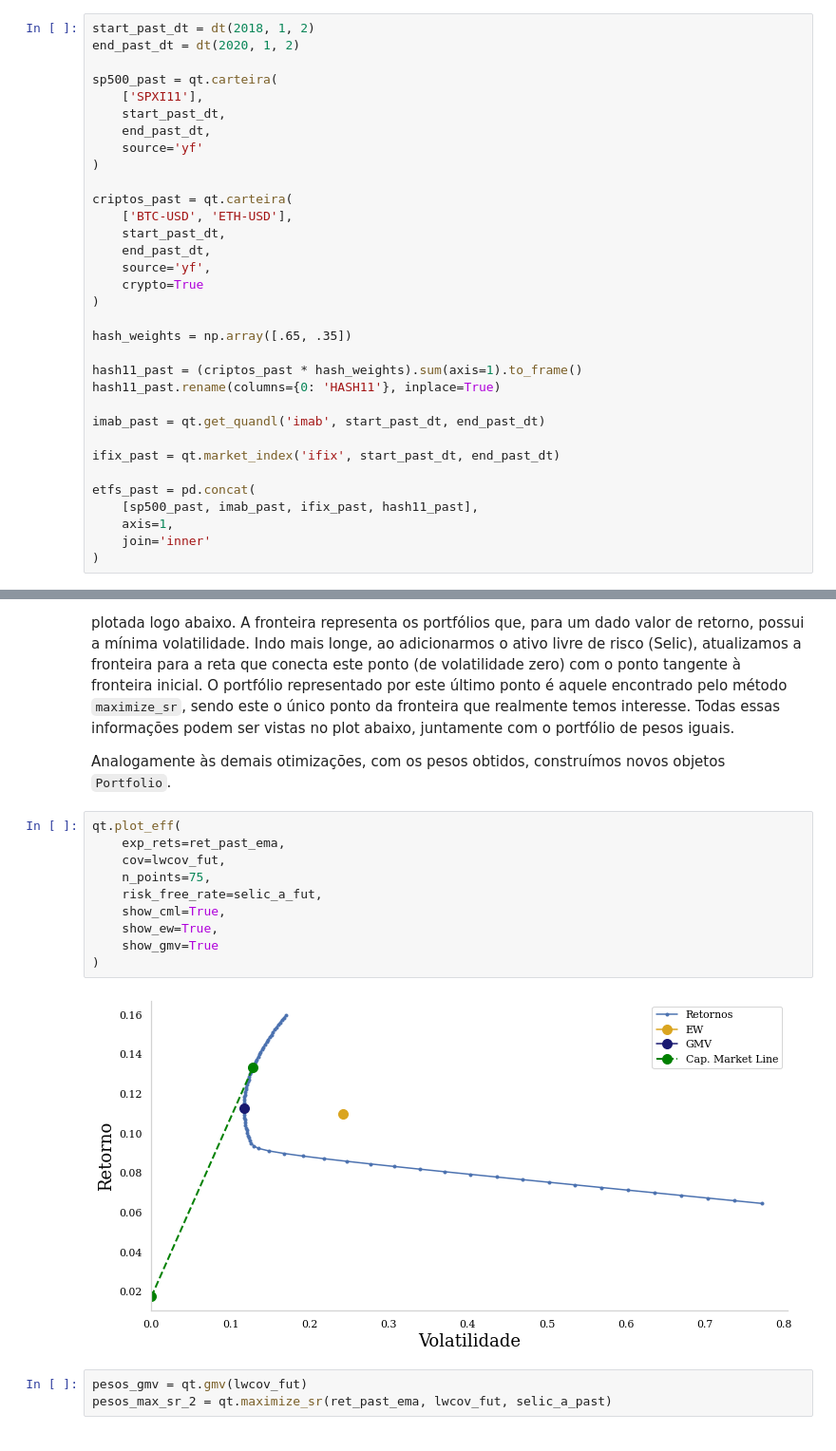
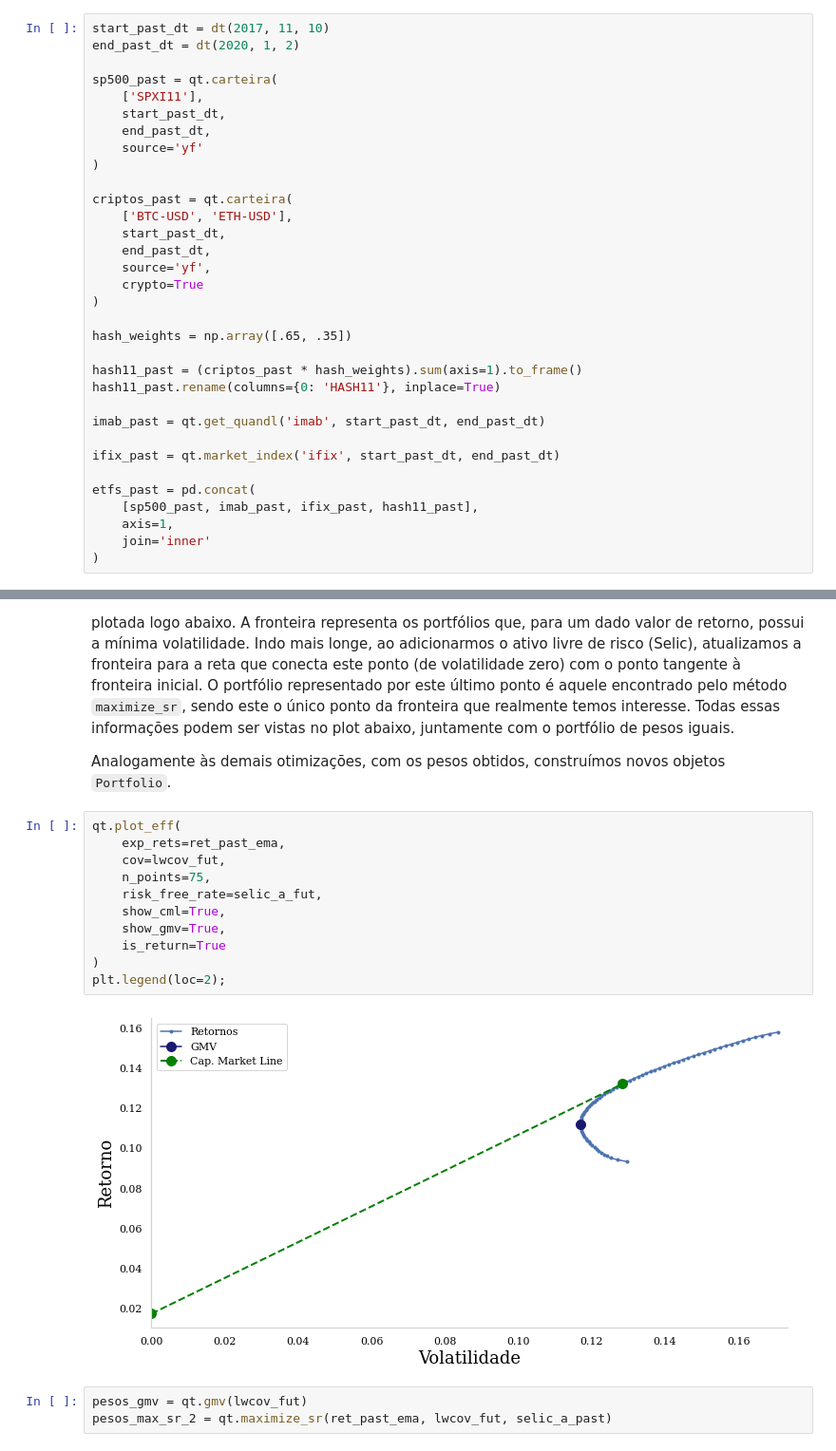
Before and after one commit to savimf/main_portfolio, a Jupyter notebook: ETFs/analise_etfs.ipynb, the cells around one changed output, grey strips where cells are left out. Shown at 95% size. Cells and saved outputs as stored; diff of their text form.

```diff
--- a/ETFs/analise_etfs.ipynb
+++ b/ETFs/analise_etfs.ipynb
@@ -31,6 +31,6 @@ Iniciaremos a coleta com os dados referentes ao período 02/01/2018 - 02/01/2020
 - para simularmos o ETF do IFIX consideraremos o próprio índice, retirado do [investing.com](https://www.investing.com/indices/bm-fbovespa-real-estate-ifix).
 # %%
-start_past_dt = dt(2018, 1, 2)
+start_past_dt = dt(2017, 11, 10)
 end_past_dt = dt(2020, 1, 2)
 
 sp500_past = qt.carteira(
@@ -921,15 +974,16 @@ Analogamente às demais otimizações, com os pesos obtidos, construímos novos
 # %%
 qt.plot_eff(
     exp_rets=ret_past_ema,
     cov=lwcov_fut,
     n_points=75,
     risk_free_rate=selic_a_fut,
     show_cml=True,
-    show_ew=True,
-    show_gmv=True
+    show_gmv=True,
+    is_return=True
 )
+plt.legend(loc=2);
 # %% [output]
-[figure, old version]
+[figure, new version]
 # %%
 pesos_gmv = qt.gmv(lwcov_fut)
 pesos_max_sr_2 = qt.maximize_sr(ret_past_ema, lwcov_fut, selic_a_past)
```
Also changed, not shown: parts of 44 cells of this notebook, 14 other files.
